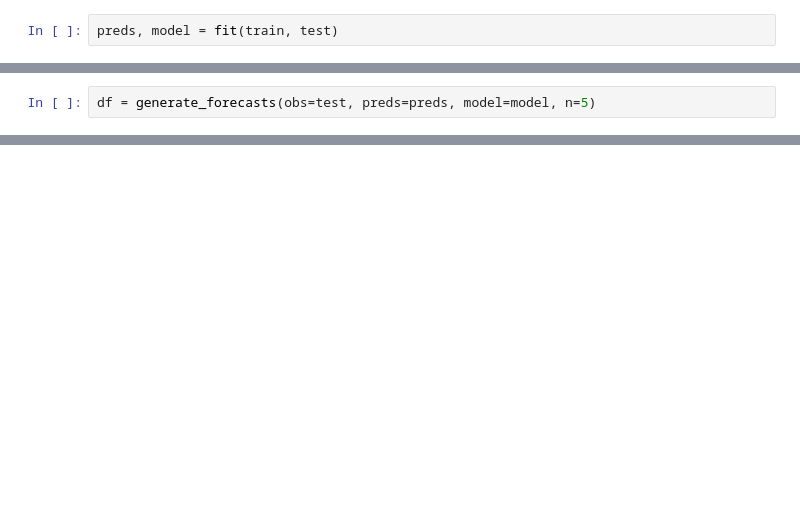
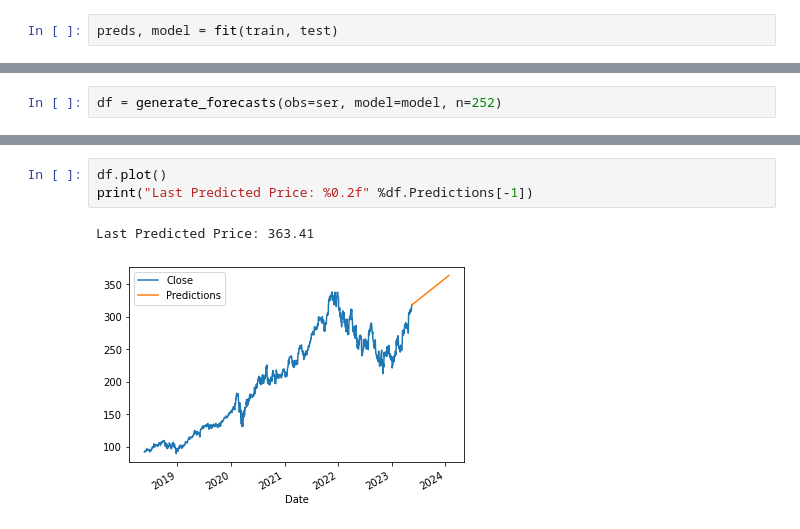
Before and after one commit to lucienqchen/sig, a Jupyter notebook: arima.ipynb, the cells around one changed output, grey strips where cells are left out. Drawn from its saved outputs; the diff is of its cells as text; blank space fills up the shorter version.

Commit message:
created 1yr forecast for ARIMA

```diff
--- a/arima.ipynb
+++ b/arima.ipynb
@@ -17,2 +23,2 @@ rmse(obs=test, preds=preds)
 # %%
-df = generate_forecasts(obs=test, preds=preds, model=model, n=5)
+df = generate_forecasts(obs=ser, model=model, n=252)
@@ -23,0 +25,6 @@ df[-50:].plot()
+# %%
+df.plot()
+print("Last Predicted Price: %0.2f" %df.Predictions[-1])
+# %% [output]
+Last Predicted Price: 363.41
+[figure, added]
```
Also changed, not shown: parts of 5 cells of this notebook, 1 other file.
